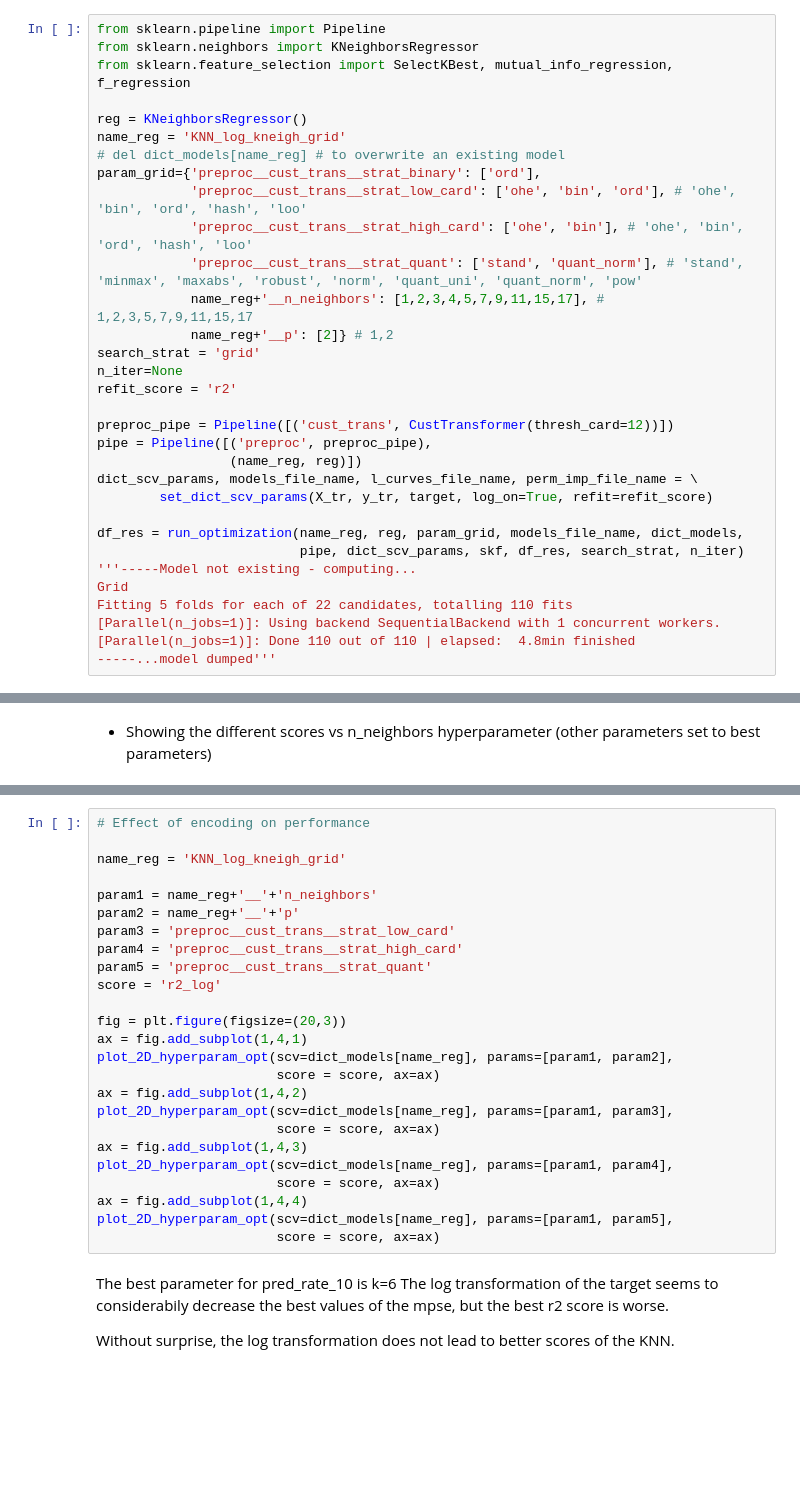
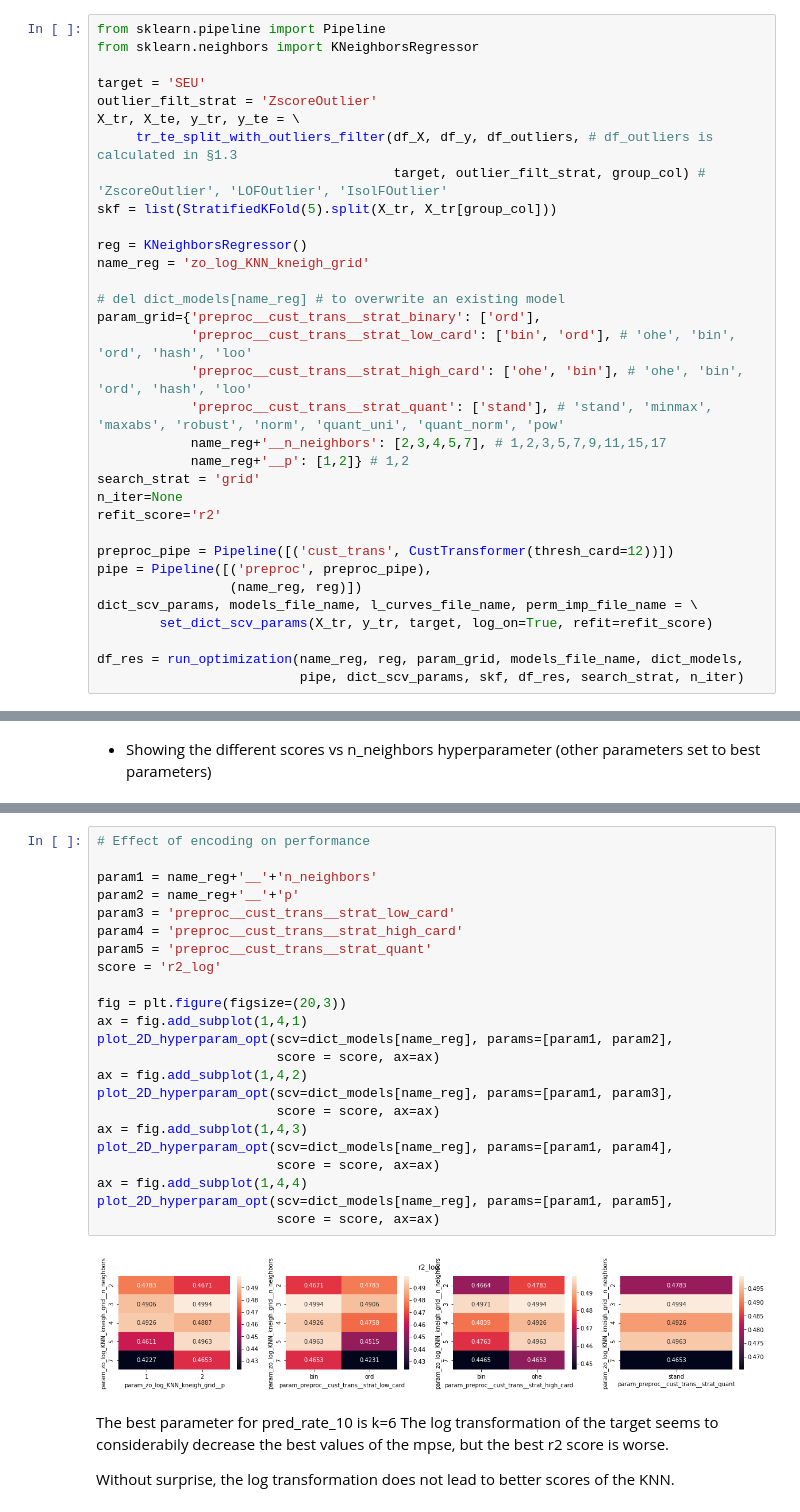
Before and after one commit to SmellyArmure/OC_DS_Project4, a Jupyter notebook: NOTEBOOKS/P4_Modelling.ipynb, the cells around one changed output, grey strips where cells are left out. Cells and saved outputs as stored; diff of their text form; blank space fills up the shorter version.

Commit message:
P4_Modelling : fini l'optimisation de KNN et optimisation de Ridge. Lancé optimisation du SVR linéaire.

```diff
--- a/NOTEBOOKS/P4_Modelling.ipynb
+++ b/NOTEBOOKS/P4_Modelling.ipynb
@@ -1143,20 +1141,27 @@ df_res.loc[lines, names]
 # %%
 from sklearn.pipeline import Pipeline
 from sklearn.neighbors import KNeighborsRegressor
-from sklearn.feature_selection import SelectKBest, mutual_info_regression, f_regression
+
+target = 'SEU'
+outlier_filt_strat = 'ZscoreOutlier'
+X_tr, X_te, y_tr, y_te = \
+     tr_te_split_with_outliers_filter(df_X, df_y, df_outliers, # df_outliers is calculated in §1.3
+                                      target, outlier_filt_strat, group_col) # 'ZscoreOutlier', 'LOFOutlier', 'IsolFOutlier'
+skf = list(StratifiedKFold(5).split(X_tr, X_tr[group_col]))
 
 reg = KNeighborsRegressor()
-name_reg = 'KNN_log_kneigh_grid'
+name_reg = 'zo_log_KNN_kneigh_grid'
+
 # del dict_models[name_reg] # to overwrite an existing model
 param_grid={'preproc__cust_trans__strat_binary': ['ord'],
-            'preproc__cust_trans__strat_low_card': ['ohe', 'bin', 'ord'], # 'ohe', 'bin', 'ord', 'hash', 'loo'
+            'preproc__cust_trans__strat_low_card': ['bin', 'ord'], # 'ohe', 'bin', 'ord', 'hash', 'loo'
             'preproc__cust_trans__strat_high_card': ['ohe', 'bin'], # 'ohe', 'bin', 'ord', 'hash', 'loo'
-            'preproc__cust_trans__strat_quant': ['stand', 'quant_norm'], # 'stand', 'minmax', 'maxabs', 'robust', 'norm', 'quant_uni', 'quant_norm', 'pow'
-            name_reg+'__n_neighbors': [1,2,3,4,5,7,9,11,15,17], # 1,2,3,5,7,9,11,15,17
-            name_reg+'__p': [2]} # 1,2
+            'preproc__cust_trans__strat_quant': ['stand'], # 'stand', 'minmax', 'maxabs', 'robust', 'norm', 'quant_uni', 'quant_norm', 'pow'
+            name_reg+'__n_neighbors': [2,3,4,5,7], # 1,2,3,5,7,9,11,15,17
+            name_reg+'__p': [1,2]} # 1,2
 search_strat = 'grid'
 n_iter=None
-refit_score = 'r2'
+refit_score='r2'
 
 preproc_pipe = Pipeline([('cust_trans', CustTransformer(thresh_card=12))])
 pipe = Pipeline([('preproc', preproc_pipe),
@@ -1166,9 +1171,3 @@ dict_scv_params, models_file_name, l_curves_file_name, perm_imp_file_name = \
 
 df_res = run_optimization(name_reg, reg, param_grid, models_file_name, dict_models,
                           pipe, dict_scv_params, skf, df_res, search_strat, n_iter)
-'''-----Model not existing - computing...
-Grid
-Fitting 5 folds for each of 22 candidates, totalling 110 fits
-[Parallel(n_jobs=1)]: Using backend SequentialBackend with 1 concurrent workers.
-[Parallel(n_jobs=1)]: Done 110 out of 110 | elapsed:  4.8min finished
------...model dumped'''
@@ -1185,28 +1196,28 @@ plot_scv_multi_scores(name_reg, scv, param = name_reg+'__n_neighbors',
 # %%
 # Effect of encoding on performance
-
-name_reg = 'KNN_log_kneigh_grid'
 
 param1 = name_reg+'__'+'n_neighbors'
 param2 = name_reg+'__'+'p'
 param3 = 'preproc__cust_trans__strat_low_card'
 param4 = 'preproc__cust_trans__strat_high_card'
 param5 = 'preproc__cust_trans__strat_quant'
 score = 'r2_log'
 
 fig = plt.figure(figsize=(20,3))
 ax = fig.add_subplot(1,4,1)
 plot_2D_hyperparam_opt(scv=dict_models[name_reg], params=[param1, param2],
                        score = score, ax=ax)
 ax = fig.add_subplot(1,4,2)
 plot_2D_hyperparam_opt(scv=dict_models[name_reg], params=[param1, param3],
                        score = score, ax=ax)
 ax = fig.add_subplot(1,4,3)
 plot_2D_hyperparam_opt(scv=dict_models[name_reg], params=[param1, param4],
                        score = score, ax=ax)
 ax = fig.add_subplot(1,4,4)
 plot_2D_hyperparam_opt(scv=dict_models[name_reg], params=[param1, param5],
                        score = score, ax=ax)
+# %% [output]
+[figure, added]
 # %% [markdown]
 The best parameter for pred_rate_10 is k=6
 The log transformation of the target seems to considerabily decrease the best values of the mpse, but the best r2 score is worse.
```
Also changed, not shown: parts of 51 cells of this notebook, 3 other files.
